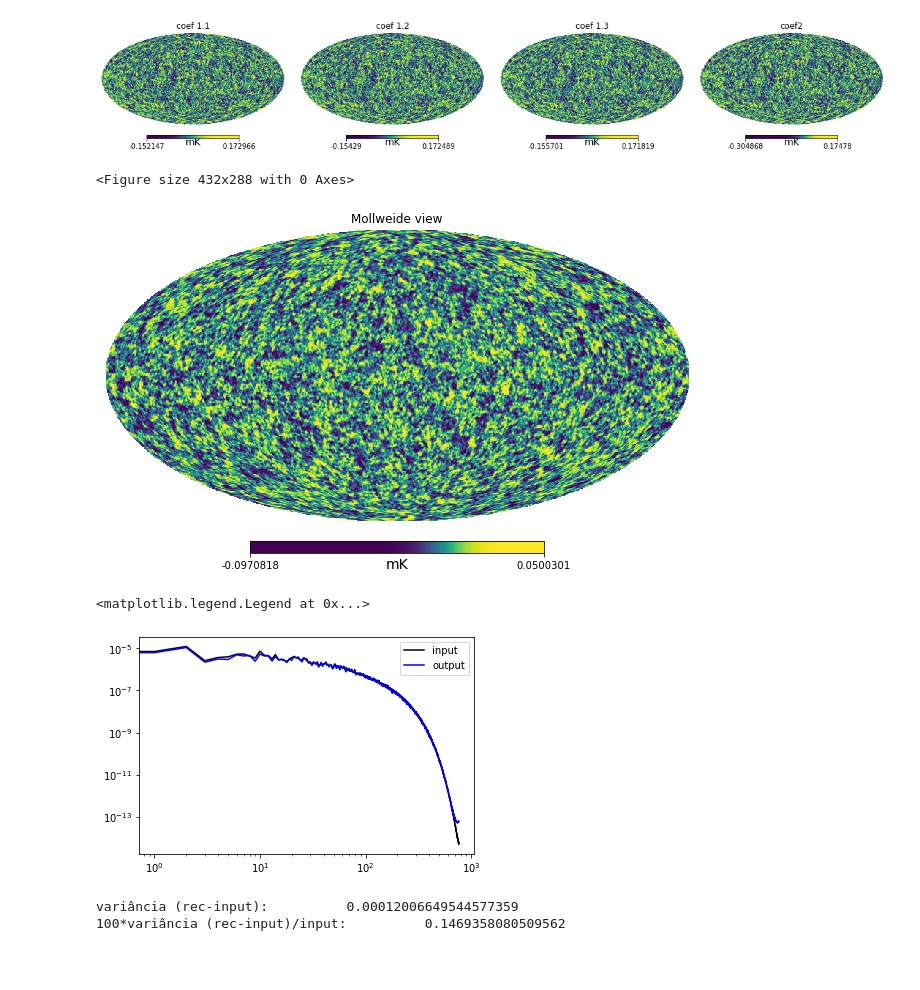
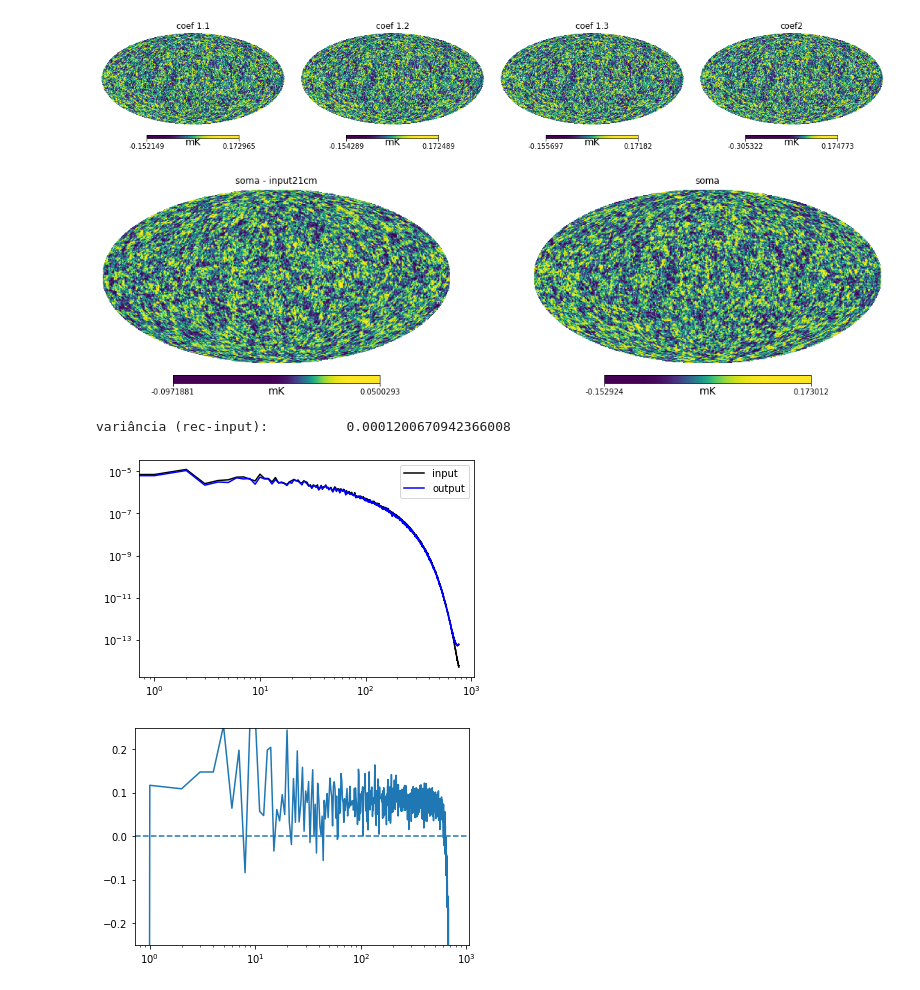
Before and after one commit to zxcorr/ComponentSeparation, a Jupyter notebook: Luiz Assis/fastICA+wavelet.ipynb, the cells around one changed output. Drawn from its saved outputs; the diff is of its cells as text; code cells hidden in the pictures; blank space fills up the shorter version.

```diff
--- a/Luiz Assis/fastICA+wavelet.ipynb
+++ b/Luiz Assis/fastICA+wavelet.ipynb
@@ -94,41 +96,58 @@ Wavelet transforming the data . . .
 # %%
+######## Passando cada camada wavelet separadamente pelo ICA
+######################################################################################################
 X0 = cs.reshape_coefs(Xw=Xw_, J=3, ndiv=4, idiv=0, use_scale_coefs=True)
 X1 = cs.reshape_coefs(Xw=Xw_, J=3, ndiv=4, idiv=1, use_scale_coefs=True)
 X2 = cs.reshape_coefs(Xw=Xw_, J=3, ndiv=4, idiv=2, use_scale_coefs=True)
 X3 = cs.reshape_coefs(Xw=Xw_, J=3, ndiv=4, idiv=3, use_scale_coefs=True)
+
 ica = FastICA(n_components=5)
 Se = ica.fit_transform(X0.T)
 Ae_0 = ica.mixing_  # Get estimated mixing matrix
+
 ica = FastICA(n_components=5)
 Se = ica.fit_transform(X1.T)
 Ae_1 = ica.mixing_  # Get estimated mixing matrix
+
 ica = FastICA(n_components=5)
 Se = ica.fit_transform(X2.T)
 Ae_2 = ica.mixing_  # Get estimated mixing matrix
+
 ica = FastICA(n_components=5)
 Se = ica.fit_transform(X3.T)
 Ae_3 = ica.mixing_  # Get estimated mixing matrix
+
 X_rec0 = Reconstruction_maps(X, Ae_0)
 X_rec1 = Reconstruction_maps(X, Ae_1)
 X_rec2 = Reconstruction_maps(X, Ae_2)
 X_rec3 = Reconstruction_maps(X, Ae_3)
+
+soma = 0.25*(X_rec0['21cm'][13]+ X_rec1['21cm'][13]+X_rec2['21cm'][13]+ X_rec3['21cm'][13])
+######################################################################################################
+
+######################################################################################################
+######## PLOTS
 mapas=[X_rec0['21cm'][13], X_rec1['21cm'][13], X_rec2['21cm'][13], X_rec3['21cm'][13]] #vetor com os mapas
 titulos=["coef 1.1", "coef 1.2", "coef 1.3", "coef2"] #vetor com os nomes
 plt.figure(figsize = (16,4))
 for i in range(4):
         hp.mollview(mapas[i],sub = (1,4,i+1), norm='hist', title = titulos[i], nest=False, unit='mK' )
 
-plt.figure()
-hp.mollview(0.25*(X_rec0['21cm'][13]+ X_rec1['21cm'][13]+X_rec2['21cm'][13]+ X_rec3['21cm'][13])- input_21cm[13] , norm='hist', nest=False, unit='mK' )
+
+mapas=[soma - input_21cm[13], soma] #vetor com os mapas
+titulos=["soma - input21cm", "soma"] #vetor com os nomes
+plt.figure(figsize = (16,4))
+for i in range(2):
+        hp.mollview(mapas[i],sub = (1,2,i+1), norm='hist', title = titulos[i], nest=False, unit='mK' )
+######################################################################################################
 # %% [output]
 [figure]
-<Figure size 432x288 with 0 Axes>
-[figure, old version]
+[figure, new version]
 # %%
 ######################################################################################################
 ######## Cl's
 cl_input = hp.anafast(input_21cm[13])
-cl_output = hp.anafast(0.25*(X_rec0['21cm'][13]+ X_rec1['21cm'][13]+X_rec2['21cm'][13]+ X_rec3['21cm'][13]))
+cl_output = hp.anafast(soma)
 ######################################################################################################
 
 ######################################################################################################
@@ -140,15 +159,21 @@ plt.xscale('log')
 plt.yscale('log')
 plt.legend()
 ######################################################################################################
+
+######################################################################################################
+######## Erro grafico
+plt.figure()
+plt.plot((cl_input - cl_output)/cl_input)
+plt.xscale('log')
+plt.ylim(-0.25,0.25)
+plt.axhline(y=0, linestyle='dashed')
+######################################################################################################
+
+######################################################################################################
+######## Erro
+print('variância (rec-input):         ',np.var(soma - input_21cm[13]))
+######################################################################################################
 # %% [output]
-<matplotlib.legend.Legend at 0x...>
+variância (rec-input):          0.0001200670942366008
 [figure]
+[figure, added]
-# %%
-######################################################################################################
-######## Erro
-print('variância (rec-input):         ',np.var(0.25*(X_rec0['21cm'][13]+ X_rec1['21cm'][13]+X_rec2['21cm'][13]+ X_rec3['21cm'][13])-input_21cm[13]))
-print('100*variância (rec-input)/input:         ',100*np.var(0.25*(X_rec0['21cm'][13]+ X_rec1['21cm'][13]+X_rec2['21cm'][13]+ X_rec3['21cm'][13])- input_21cm[13]/(input_21cm[13])))
-######################################################################################################
-# %% [output]
-variância (rec-input):          0.00012006649544577359
-100*variância (rec-input)/input:          0.1469358080509562
```
Also changed, not shown: parts of 2 cells of this notebook, 1 other file.
